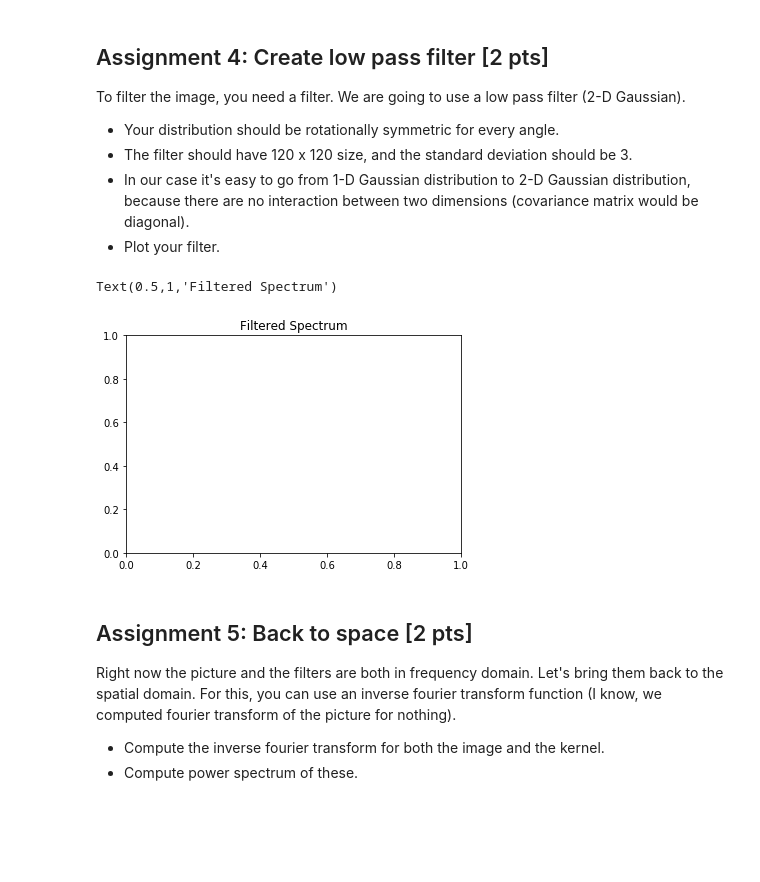
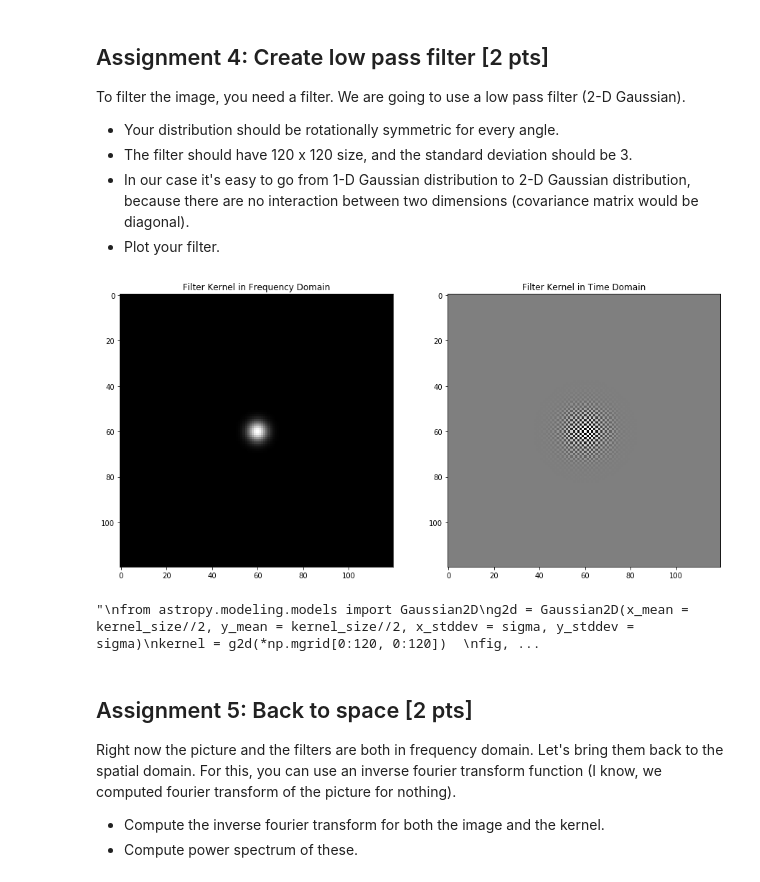
Before and after one commit to NBP-ACC/week-9-acc_9, a Jupyter notebook: sheet07.ipynb, the cells around one changed output. Drawn from its saved outputs; the diff is of its cells as text; code cells hidden in the pictures; blank space fills up the shorter version.

Commit message:
Fixed Filter, added last exercises, minor changes

```diff
--- a/sheet07.ipynb
+++ b/sheet07.ipynb
@@ -155,26 +172,45 @@ To filter the image, you need a filter. We are going to use a low pass filter (2
 - The filter should have 120 x 120 size, and the standard deviation should be 3.
 - In our case it's easy to go from 1-D Gaussian distribution to 2-D Gaussian distribution, because there are no interaction between two dimensions (covariance matrix would be diagonal).
 - Plot your filter.
-# %%
-# TODO
-from scipy import ndimage
-
-#Hier wird der filter noch nicht richtig angewandt, er gibt den error: Complex type not supported
-
-# kernel = np.ones((120,120),np.float32)/25
-#blurred = ndimage.gaussian_filter(shifted_transform, sigma=3).real
-
-
-#plot(lowpass)
-
-plt.show()
-
-plt.figure()
-#plot_spectrum(shifted_transform2)
-plt.title('Filtered Spectrum')
-# %% [output]
-Text(0.5,1,'Filtered Spectrum')
-[figure, removed]
+# %%
+from scipy import ndimage
+
+sigma = 3
+kernel_size = 120
+
+# init kernel with 2D Dirac Delta
+kernel = np.zeros((kernel_size,kernel_size))
+kernel[kernel_size//2][kernel_size//2] = 1
+
+# apply Gauss to Dirac to obtain Filter kernel
+kernel = ndimage.gaussian_filter(kernel, sigma)
+
+# bring kernel to time domain
+kernel_transform = np.fft.ifft2(kernel)
+kernel_shifted = np.fft.fftshift(kernel_transform)
+
+# plot kernel
+fig, ax  = plt.subplots(nrows = 1, ncols = 2, figsize=(15,10))
+ax[0].imshow(kernel, cmap='gray')
+ax[0].set_title('Filter Kernel in Frequency Domain')
+ax[1].imshow(kernel_shifted.real, cmap='gray')
+ax[1].set_title('Filter Kernel in Time Domain')
+plt.show()
+
+
+# alternatively for frequency domain
+'''
+from astropy.modeling.models import Gaussian2D
+g2d = Gaussian2D(x_mean = kernel_size//2, y_mean = kernel_size//2, x_stddev = sigma, y_stddev = sigma)
+kernel = g2d(*np.mgrid[0:120, 0:120])
+fig, ax  = plt.subplots(figsize=(10,10))
+ax.imshow(kernel, cmap = 'gray')
+ax.set_title('Filter Kernel')
+plt.show()
+'''
+# %% [output]
+[figure, added]
+"\nfrom astropy.modeling.models import Gaussian2D\ng2d = Gaussian2D(x_mean = kernel_size//2, y_mean = kernel_size//2, x_stddev = sigma, y_stddev = sigma)\nkernel = g2d(*np.mgrid[0:120, 0:120])  \nfig, ...
 # %% [markdown]
 ## Assignment 5: Back to space [2 pts]
 Right now the picture and the filters are both in frequency domain. Let's bring them back to the spatial domain. For this, you can use an inverse fourier transform function (I know, we computed fourier transform of the picture for nothing).
```
Also changed, not shown: parts of 12 cells of this notebook.
